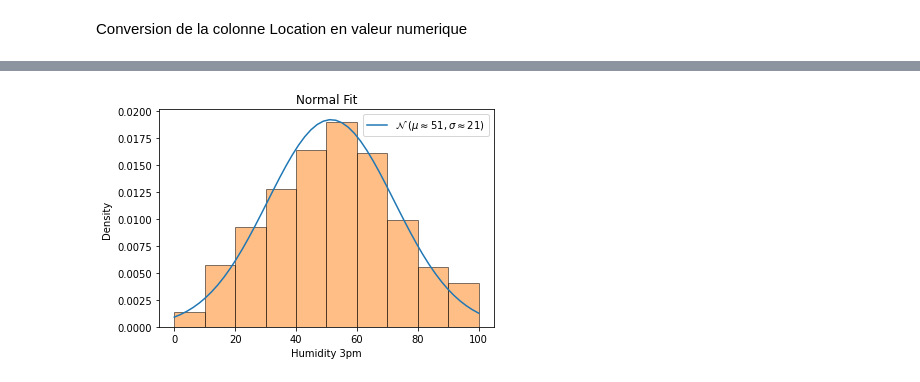
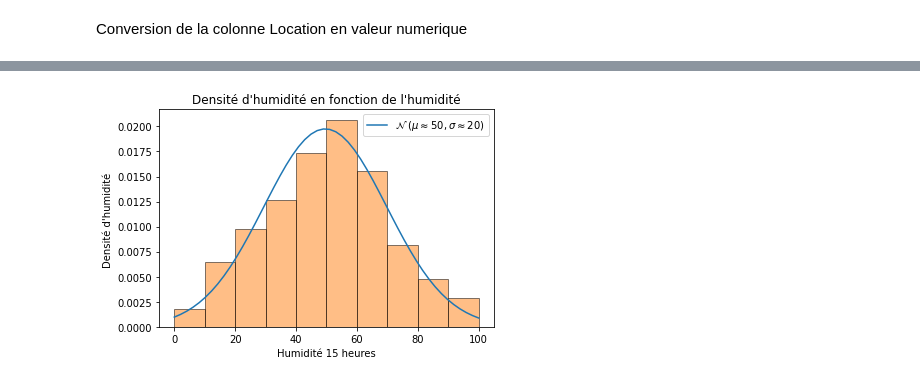
Before and after one commit to kevintsi/pythonIOT, a Jupyter notebook: ML/Rain_Australia_Mini_Project.ipynb, the cells around one changed output, grey strips where cells are left out. Saved outputs shown, nothing was run; the diff lists cells and outputs as text; code cells hidden in the pictures.

```diff
--- a/ML/Rain_Australia_Mini_Project.ipynb
+++ b/ML/Rain_Australia_Mini_Project.ipynb
@@ -12,4 +18,4 @@ import numpy as np
 # %%
-df = pds.read_csv("weatherAUS.csv")
+df = pds.read_csv("https://raw.githubusercontent.com/kevintsi/pythonIOT/master/ML/Data/weatherAUS.csv")
 # %% [markdown]
 ## Montre les informations du dataset
@@ -51,0 +151,2 @@ dtype: object
+# %%
+df = df.dropna()
@@ -98,0 +204,4 @@ plt.show()
+# %%
+label_encoder = LabelEncoder()
+df.RainTomorrow = label_encoder.fit_transform(df.RainTomorrow)
+df.RainTomorrow
@@ -102,15 +231,15 @@ mean = np.mean(df.Humidity3pm)
 # %%
 domain = np.linspace(np.min(df.Humidity3pm), np.max(df.Humidity3pm))
 plt.plot(domain, norm.pdf(domain, mean, std),
 label='$\mathcal{N}$ '+f'$(\mu \\approx {round(mean)}, \sigma \\approx {round(std)} )$')
 plt.hist(df.Humidity3pm, edgecolor='black', alpha=.5, density=True)
-plt.title("Normal Fit")
-plt.xlabel("Humidity 3pm")
-plt.ylabel("Density ")
+plt.title("Densité d'humidité en fonction de l'humidité")
+plt.xlabel("Humidité 15 heures")
+plt.ylabel("Densité d'humidité ")
 plt.legend()
 plt.show()
 # %% [output]
-[figure, old version]
+[figure, new version]
 # %%
 plt.figure(figsize=(16,10))
 df[["MinTemp", "MaxTemp", "Humidity9am", "Humidity3pm", "Pressure9am", "Pressure3pm", "Cloud9am", "Cloud3pm", "Temp9am", "Temp3pm"]].boxplot()
```
Also changed, not shown: parts of 33 cells of this notebook, 1 other file.
